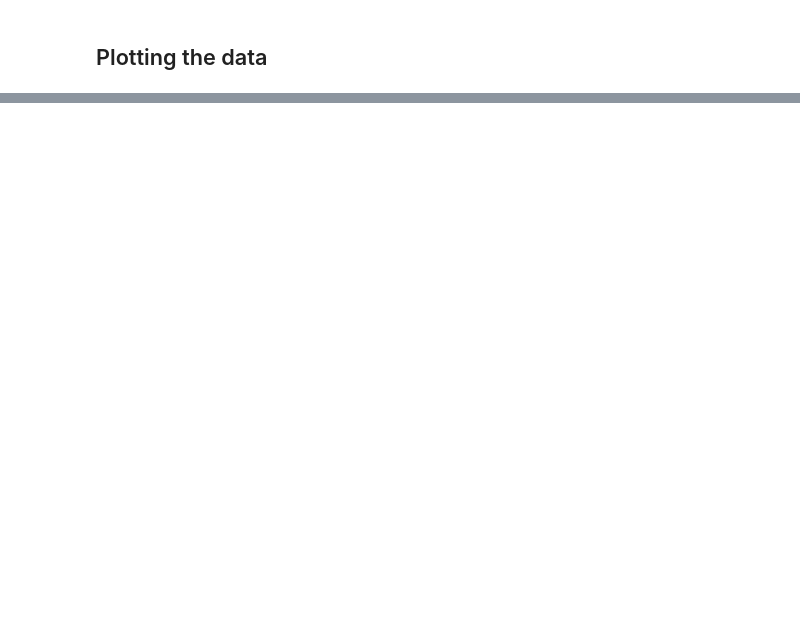
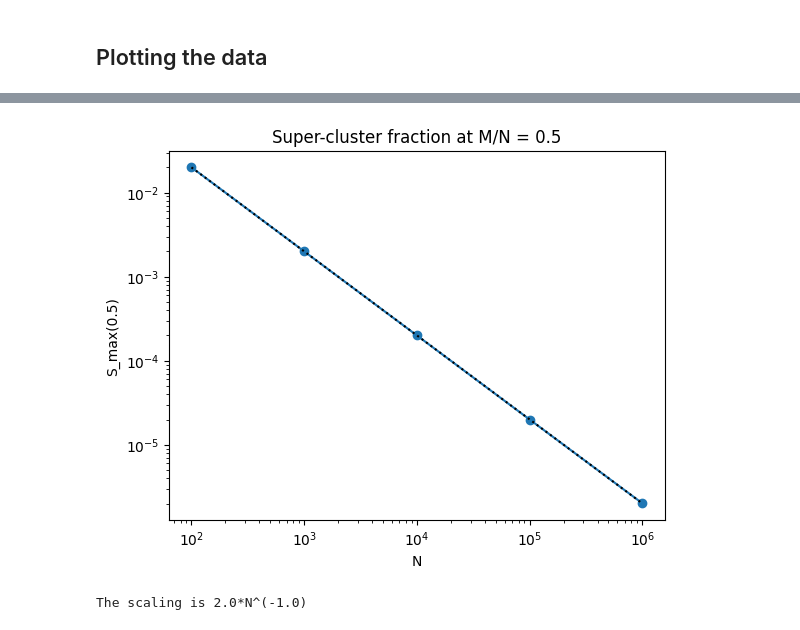
Before and after one commit to frandreoli/random_graph_percolation, a Jupyter notebook: random_graph_analysis.ipynb, the cells around one changed output, grey strips where cells are left out. Saved outputs shown, nothing was run; the diff lists cells and outputs as text; code cells hidden in the pictures; blank space fills up the shorter version.

```diff
--- a/random_graph_analysis.ipynb
+++ b/random_graph_analysis.ipynb
@@ -100,0 +101,29 @@ plt.show()
+# %%
+phase_transition_list = pd.DataFrame({"N":graph_sizes,"S*_max":[0.0 for _ in range(0,len(graph_sizes))]})
+for i,size in enumerate(graph_sizes):
+    val = sol_dict[size].sort_values(by='c', key=lambda val: abs(val-0.5))['Smax_mean'][0]
+    phase_transition_list.loc[i, "S_max"] = val
+
+plt.loglog(phase_transition_list['N'],phase_transition_list['S_max'])
+
+import numpy as np
+fit_array = np.polyfit(np.log10(phase_transition_list['N']),np.log10(phase_transition_list['S_max']),1)
+x_fit_range = np.arange(min(np.log10(graph_sizes)),max(np.log10(graph_sizes)),0.01)
+y_fit_range = np.array([(lambda y :fit_array[1]+y*fit_array[0] )(x) for x in x_fit_range])
+plt.loglog(10**x_fit_range,10**y_fit_range, linestyle=':', color='black')
+
+plt.scatter(phase_transition_list['N'],phase_transition_list['S_max'])
+
+plt.xlabel("N")
+plt.ylabel("S_max(0.5)")
+plt.title("Super-cluster fraction at M/N = 0.5")
+
+
+plt.show()
+
+def decimal_round(num,digits=1):
+    return round(num*10**digits)/10**digits
+print("The scaling is "+str(decimal_round(10**fit_array[1]))+"*N^("+str(decimal_round(fit_array[0]))+")")
+# %% [output]
+[figure, added]
+The scaling is 2.0*N^(-1.0)
```
Also changed, not shown: parts of 4 cells of this notebook, 5 other files.
